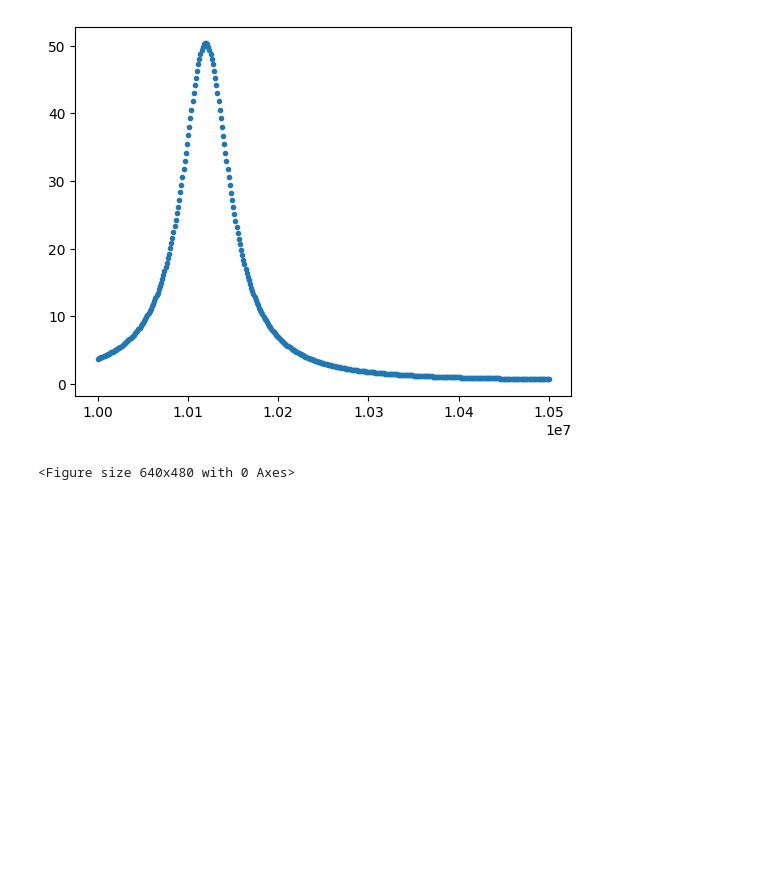
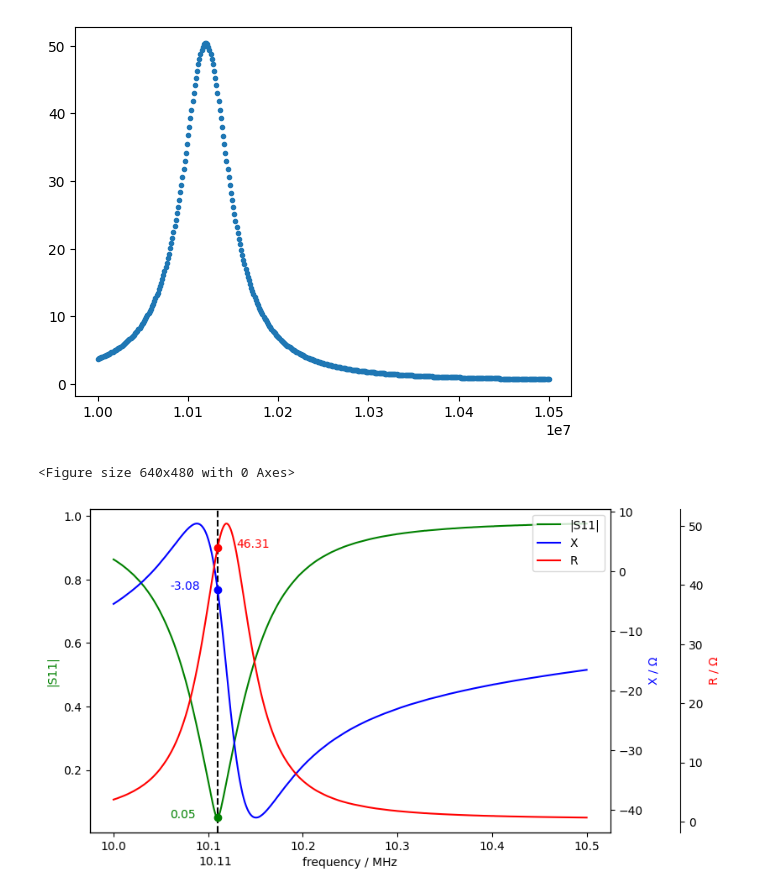
Before and after one commit to tyaxm/cyclotron, a Jupyter notebook: src/honban.ipynb, the cells around one changed output. Cells and saved outputs as stored; diff of their text form; code cells hidden in the pictures; blank space fills up the shorter version.

```diff
--- a/src/honban.ipynb
+++ b/src/honban.ipynb
@@ -38,3 +38,52 @@ s11の絶対値 0.04993906851709224
 [figure]
 [figure]
 <Figure size 640x480 with 0 Axes>
+# %%
+#調整した時のNanoVNA
+
+# 例データ
+f=freq* 10**(-6)
+
+# 基本の軸
+fig, ax1 = plt.subplots(figsize=(8,5))
+
+# 2つ目・3つ目の縦軸
+ax2 = ax1.twinx()
+ax3 = ax1.twinx()
+
+# 3つ目の軸をさらに右へずらす
+ax3.spines["right"].set_position(("outward", 60))
+
+# プロット
+p1 = ax1.plot(f, s, label="|S11|", color="green")
+p2 = ax2.plot(f, Z.imag, label="X", color="blue")
+p3 = ax3.plot(f, Z.real, label="R",color="red")
+
+# ラベル
+ax1.set_xlabel("frequency / MHz")
+
+ax1.set_ylabel("|S11|", color="green")
+ax2.set_ylabel("X / Ω", color="blue")
+ax3.set_ylabel("R / Ω",color="red")
+
+ax1.axvline(x=float(f[np.argmin(s)]), linestyle="--",color="black")
+
+ax1.plot(float(f[np.argmin(s)]), float(s[np.argmin(s)]), "o", color="green")
+ax2.plot(float(f[np.argmin(s)]), float(Z.imag[np.argmin(s)]), "o", color="blue")
+ax3.plot(float(f[np.argmin(s)]), float(Z.real[np.argmin(s)]), "o", color="red")
+ax1.text(float(f[np.argmin(s)])-0.05, float(s[np.argmin(s)]), f"{float(s[np.argmin(s)]):.2f}", color="green")
+ax2.text(float(f[np.argmin(s)])-0.05, float(Z.imag[np.argmin(s)]), f"{float(Z.imag[np.argmin(s)]):.2f}", color="blue")
+ax3.text(float(f[np.argmin(s)])+0.02, float(Z.real[np.argmin(s)]), f"{float(Z.real[np.argmin(s)]):.2f}", color="red")
+ax1.text(float(f[np.argmin(s)])-0.02, -0.1, f"{float(f[np.argmin(s)]):.2f}", color="black")
+
+
+
+# 凡例まとめ
+lines = p1 + p2 + p3
+labels = [l.get_label() for l in lines]
+
+ax1.legend(lines, labels,loc="upper right")
+
+plt.show()
+# %% [output]
+[figure, added]
```
